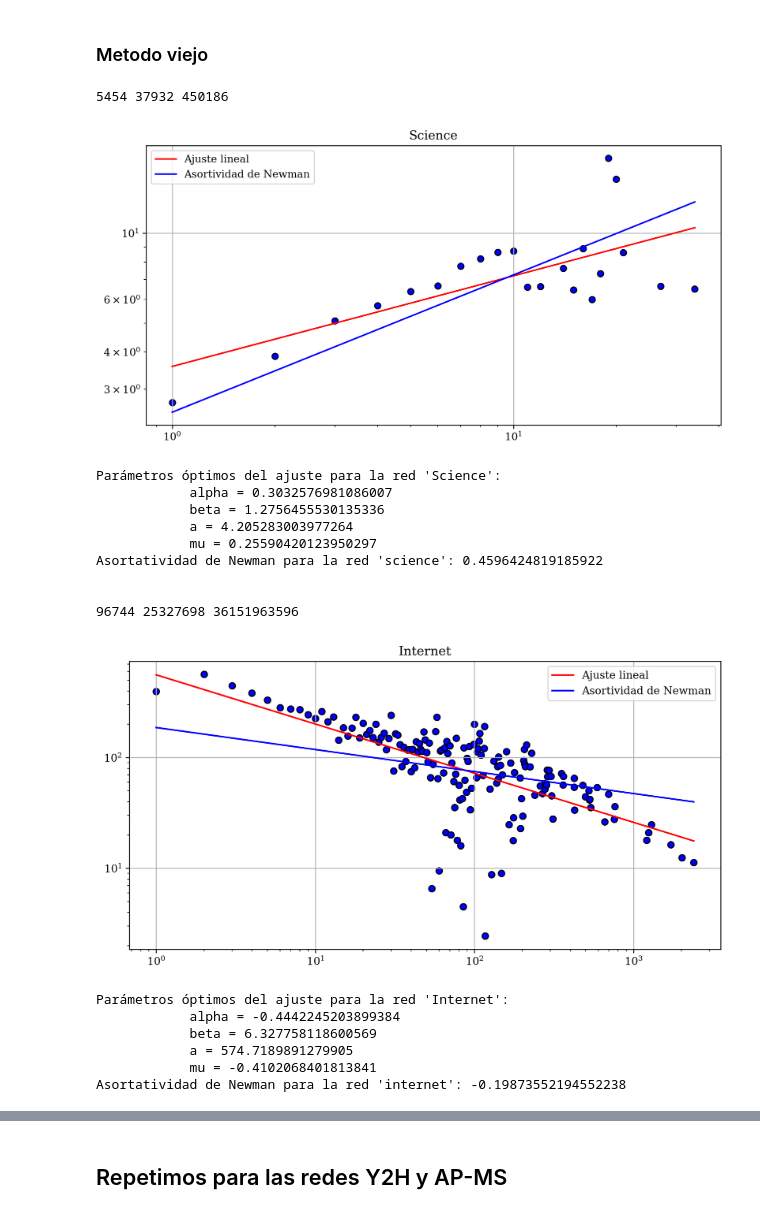
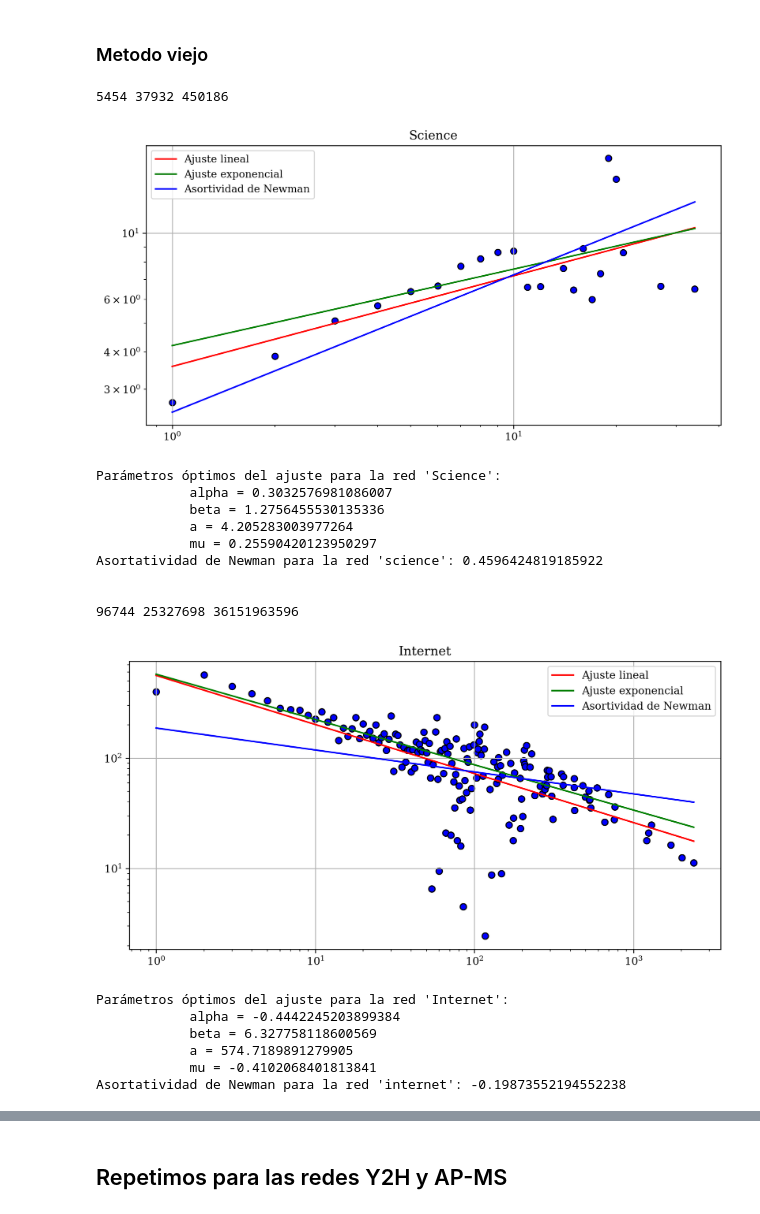
Before and after one commit to facundojgarcia02/CoNet, a Jupyter notebook: TP2/TP 2.ipynb, the cells around one changed output, grey strips where cells are left out. Drawn from its saved outputs; the diff is of its cells as text; code cells hidden in the pictures.

```diff
--- a/TP2/TP 2.ipynb
+++ b/TP2/TP 2.ipynb
@@ -253,7 +253,7 @@ def analyze_asortivity(graph, title, newman_asortivity):
 
     k_smooth =  np.linspace(np.min(k), np.max(k), 100)
     ax.plot(k_smooth, np.exp(beta)*k_smooth**alpha, label="Ajuste lineal", color="red")
-    #ax.plot(k_smooth, a*k_smooth**mu, label="Ajuste exponencial", color="green")
+    ax.plot(k_smooth, a*k_smooth**mu, label="Ajuste exponencial", color="green")
     ax.plot(k_smooth, np.exp(beta_fixed)*k_smooth**newman_asortivity, label="Asortividad de Newman", color="blue")
 
     ax.set_title(title)
@@ -281,34 +281,34 @@ def newman_asortivity(graph):
     degrees = dict(nx.degree(graph))
     degrees_arr = np.array(list(degrees.values()), dtype="int64")
 
     #Calculo de S1, S2, S3
     S1 = np.sum(degrees_arr)
     S2 = np.sum(degrees_arr**2)
     S3 = np.sum(degrees_arr**3)
 
     print(S1, S2, S3)
 
     #Calculo de Se
     Se = 0
     for e in edges:
         Se += degrees[e[0]]*degrees[e[1]]
     Se *= 2
 
     #Finalmente sumamos los resultados según la formula para r.
     r = (S1*Se - S2**2)/(S1*S3 - S2**2)
 
     return r
 
 n_asortivity_science = newman_asortivity(graph_science)
 analyze_asortivity(graph_science, "Science", n_asortivity_science)
 print(f"Asortatividad de Newman para la red 'science': {n_asortivity_science}\n", end = "\n"*2)
 
 n_asortivity_internet = newman_asortivity(graph_internet)
 analyze_asortivity(graph_internet, "Internet", n_asortivity_internet)
 print(f"Asortatividad de Newman para la red 'internet': {n_asortivity_internet}")
 # %% [output]
 5454 37932 450186
-[figure, old version]
+[figure, new version]
 Parámetros óptimos del ajuste para la red 'Science':
             alpha = 0.3032576981086007
             beta = 1.2756455530135336
@@ -318,7 +318,7 @@ Asortatividad de Newman para la red 'science': 0.4596424819185922
 
 
 96744 25327698 36151963596
-[figure, old version]
+[figure, new version]
 Parámetros óptimos del ajuste para la red 'Internet':
             alpha = -0.4442245203899384
             beta = 6.327758118600569
```
Also changed, not shown: parts of 3 cells of this notebook.
